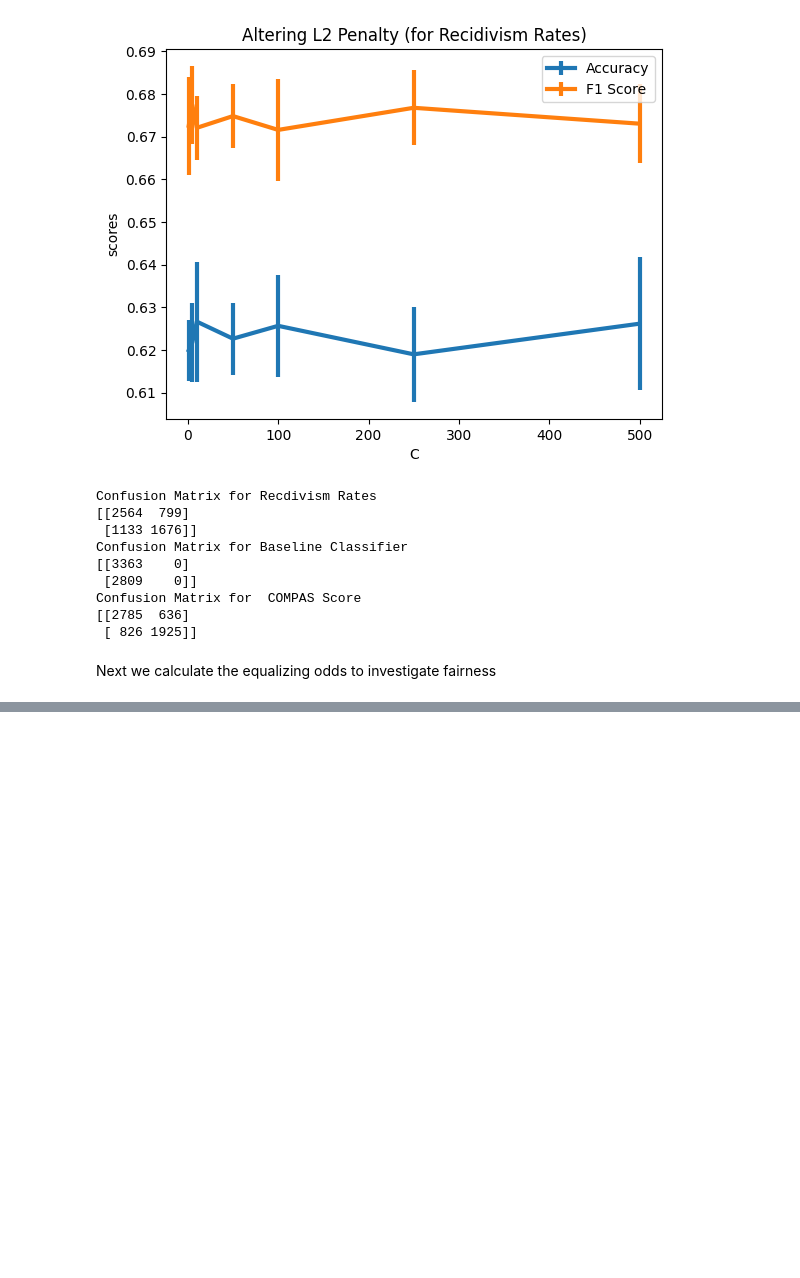
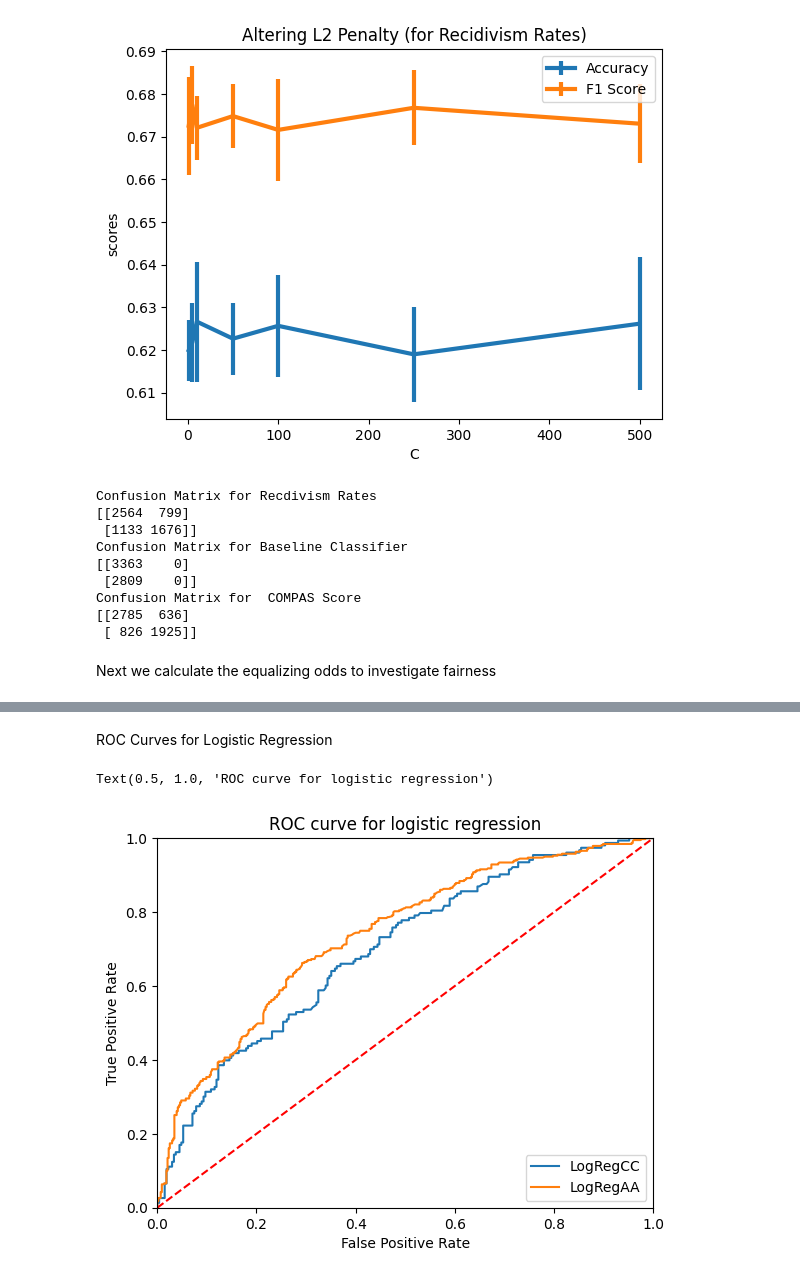
Before and after one commit to nwaliv/AI_Recidivism_Algorithm_Analysis, a Jupyter notebook: Notebook.ipynb, the cells around one changed output, grey strips where cells are left out. Saved outputs shown, nothing was run; the diff lists cells and outputs as text; code cells hidden in the pictures; blank space fills up the shorter version.

Commit message:
ROC Curves

```diff
--- a/Notebook.ipynb
+++ b/Notebook.ipynb
@@ -757,13 +743,14 @@ from sklearn.linear_model import LogisticRegression
 logreg = LogisticRegression()
 logreg.fit(X_train_CC, np.ravel(y_train_CC))
 y_pred_CC = logreg.predict(X_test_CC)
+y_prob_CC = logreg.predict_proba(X_test_CC)
 
 #Logistic Regression model for AA
 #Optimal C = 1
-logreg = LogisticRegression(penalty='l2', C=10)
+logreg = LogisticRegression(penalty='l2', C=1)
 logreg.fit(X_train_AA, np.ravel(y_train_AA))
 y_pred_AA = logreg.predict(X_test_AA)
-
+y_prob_AA = logreg.predict_proba(X_test_AA)
 
 from sklearn.metrics import confusion_matrix
 C = confusion_matrix(y_test_AA_recide, y_pred_AA ), confusion_matrix(y_test_CC_recide, y_pred_CC )
@@ -772,11 +759,6 @@ print('----------------------------------------------------')
 print('------ Equlizing odds with Logistic Regression ------')
 print('equlizing odds',equilizing_odds(C))
 print('differnce in equlizing odds',equilizing_odds(C)[0]-equilizing_odds(C)[1])
-# accuracy
-from sklearn.metrics import accuracy_score
-print('accuracy African AMericans', accuracy_score(y_test_AA, y_pred_AA))
-print('accuracy Caucasians', accuracy_score(y_test_CC, y_pred_CC))
-
 
 from sklearn.neighbors import KNeighborsClassifier
 #KNN model for CC
@@ -880,0 +856,31 @@ accuracy Caucasians 0.7648456057007126
+# %% [markdown]
+ROC Curves for Logistic Regression
+# %%
+# AUC Curves
+
+# Create ROC curve for logistic regression
+from sklearn.metrics import roc_auc_score, roc_curve, auc
+
+#Logistic Regression
+logreg = LogisticRegression(penalty='l2', C=0.1)
+logreg.fit(X_train_AA, np.ravel(y_train_AA))
+y_pred_AA = logreg.predict(X_test_AA)
+
+# ROC curve for logistic regression on compas_score_CC
+fprCC, tprCC, thresholds = roc_curve(y_test_CC_recide, logreg.predict_proba(X_test_CC)[:,1])
+roc_aucCC = auc(fprCC, tprCC)
+plt.plot(fprCC, tprCC, label='LogRegCC' % roc_aucCC)
+fprAA, tprAA, thresholds = roc_curve(y_test_AA_recide, logreg.predict_proba(X_test_AA)[:,1])
+roc_aucAA = auc(fprAA, tprAA)
+plt.plot(fprAA, tprAA, label='LogRegAA' % roc_aucAA)
+
+plt.plot([0, 1], [0, 1],'r--')
+plt.xlim([0.0, 1.0])
+plt.ylim([0.0, 1.0])
+plt.legend(loc="lower right")
+plt.xlabel('False Positive Rate')
+plt.ylabel('True Positive Rate')
+plt.title('ROC curve for logistic regression')
+# %% [output]
+Text(0.5, 1.0, 'ROC curve for logistic regression')
+[figure, added]
```
Also changed, not shown: parts of 3 cells of this notebook.
